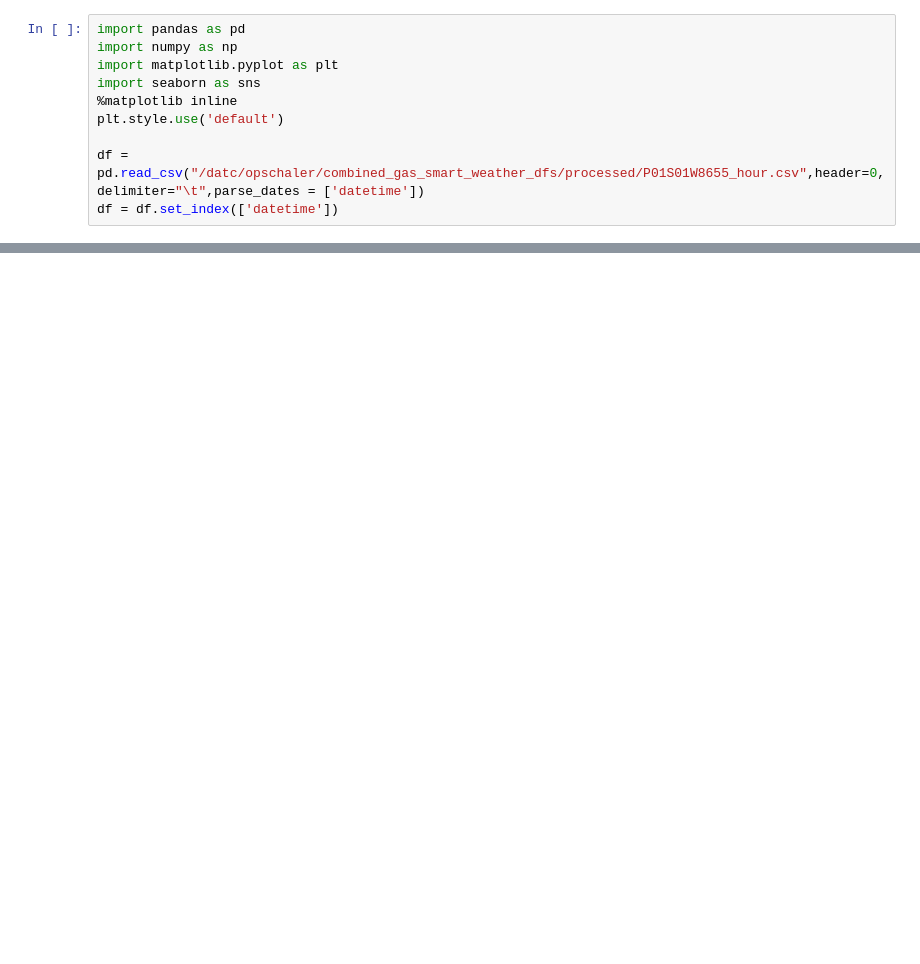
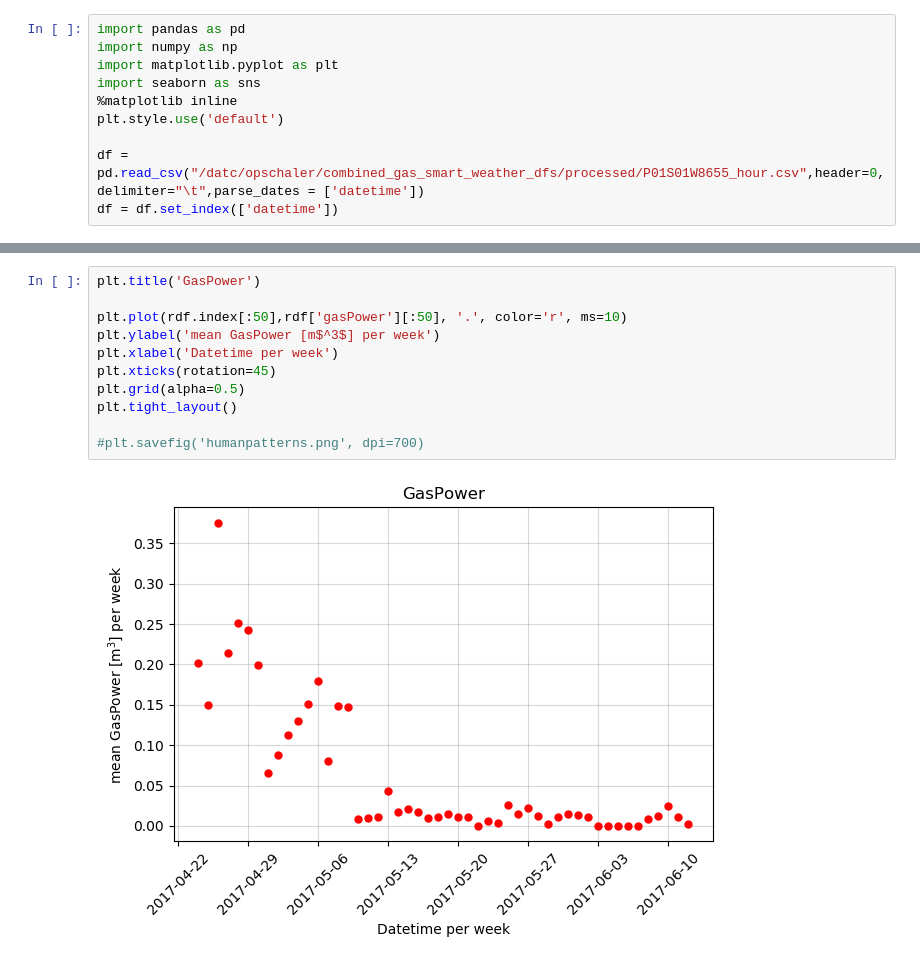
Before and after one commit to deKeijzer/KB-74-OPSCHALER, a Jupyter notebook: Personal_folders/Daan/correlationships.ipynb, the cells around one changed output, grey strips where cells are left out. Saved outputs shown, nothing was run; the diff lists cells and outputs as text; blank space fills up the shorter version.

```diff
--- a/Personal_folders/Daan/correlationships.ipynb
+++ b/Personal_folders/Daan/correlationships.ipynb
@@ -63,0 +62,13 @@ plt.show()
+# %%
+plt.title('GasPower')
+
+plt.plot(rdf.index[:50],rdf['gasPower'][:50], '.', color='r', ms=10)
+plt.ylabel('mean GasPower [m$^3$] per week')
+plt.xlabel('Datetime per week')
+plt.xticks(rotation=45)
+plt.grid(alpha=0.5)
+plt.tight_layout()
+
+#plt.savefig('humanpatterns.png', dpi=700)
+# %% [output]
+[figure, added]
```
Also changed, not shown: parts of 11 cells of this notebook.
